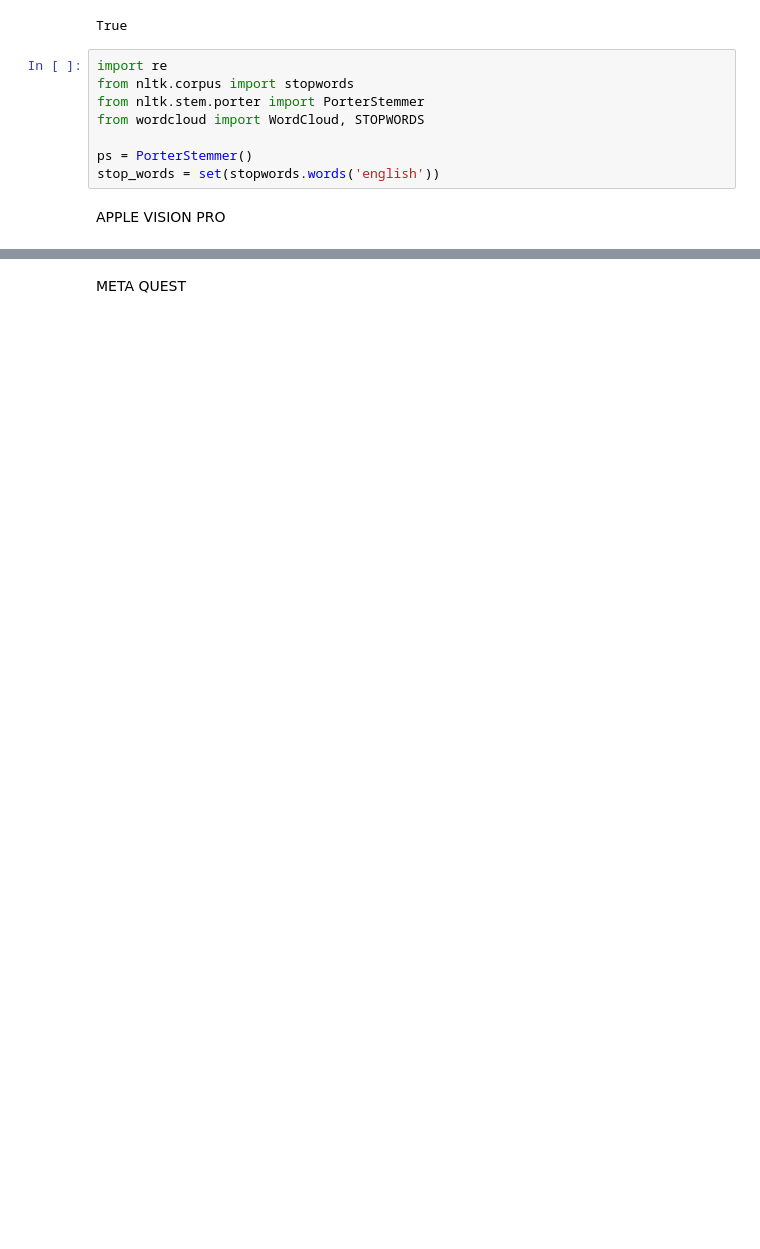
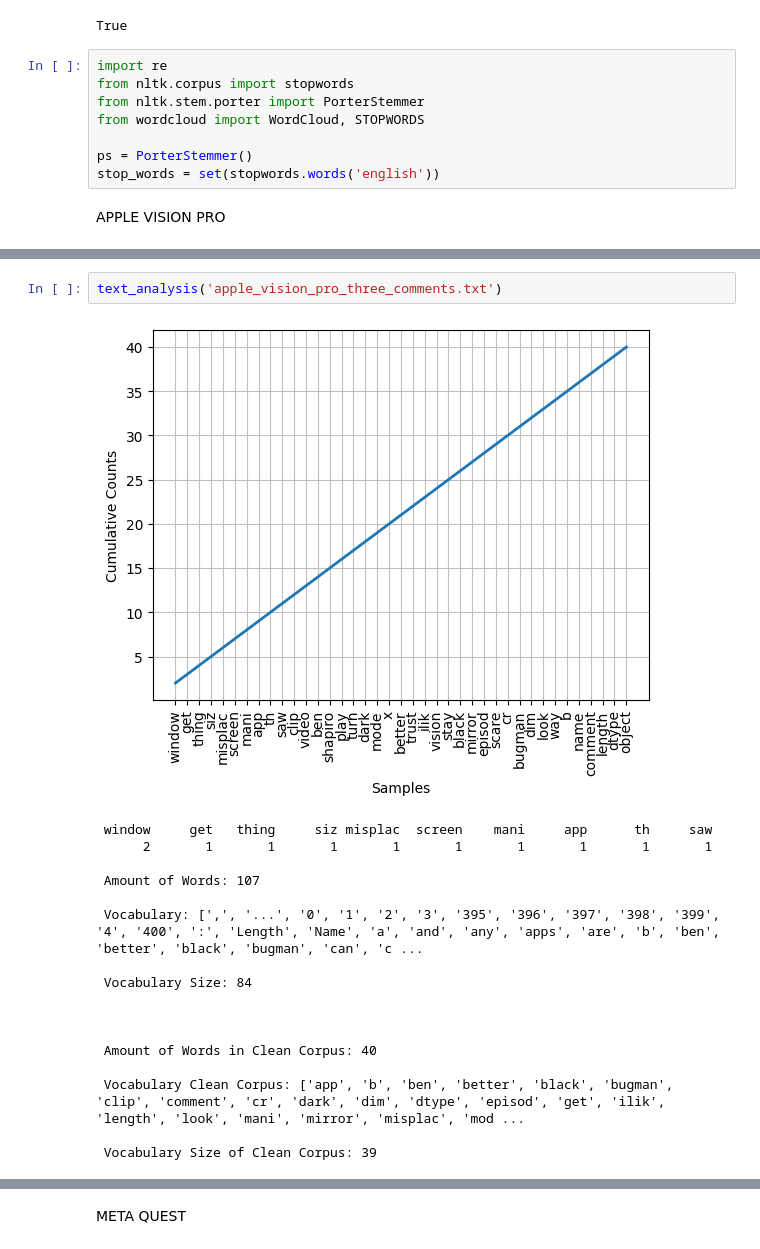
Before and after one commit to laresamdeola/Natural-Language-Processing, a Jupyter notebook: CAV_RDS_Data_Analysis.ipynb, the cells around one changed output, grey strips where cells are left out. Drawn from its saved outputs; the diff is of its cells as text; blank space fills up the shorter version.

```diff
--- a/CAV_RDS_Data_Analysis.ipynb
+++ b/CAV_RDS_Data_Analysis.ipynb
@@ -101,0 +136,20 @@ likes('apple_vision_pro_one.txt', 10, False)
+# %%
+text_analysis('apple_vision_pro_three_comments.txt')
+# %% [output]
+[figure, added]
+ window     get   thing     siz misplac  screen    mani     app      th     saw
+      2       1       1       1       1       1       1       1       1       1
+
+ Amount of Words: 107
+
+ Vocabulary: [',', '...', '0', '1', '2', '3', '395', '396', '397', '398', '399', '4', '400', ':', 'Length', 'Name', 'a', 'and', 'any', 'apps', 'are', 'b', 'ben', 'better', 'black', 'bugman', 'can', 'c ...
+
+ Vocabulary Size: 84
+
+
+
+ Amount of Words in Clean Corpus: 40
+
+ Vocabulary Clean Corpus: ['app', 'b', 'ben', 'better', 'black', 'bugman', 'clip', 'comment', 'cr', 'dark', 'dim', 'dtype', 'episod', 'get', 'ilik', 'length', 'look', 'mani', 'mirror', 'misplac', 'mod ...
+
+ Vocabulary Size of Clean Corpus: 39
```
Also changed, not shown: parts of 24 cells of this notebook.
